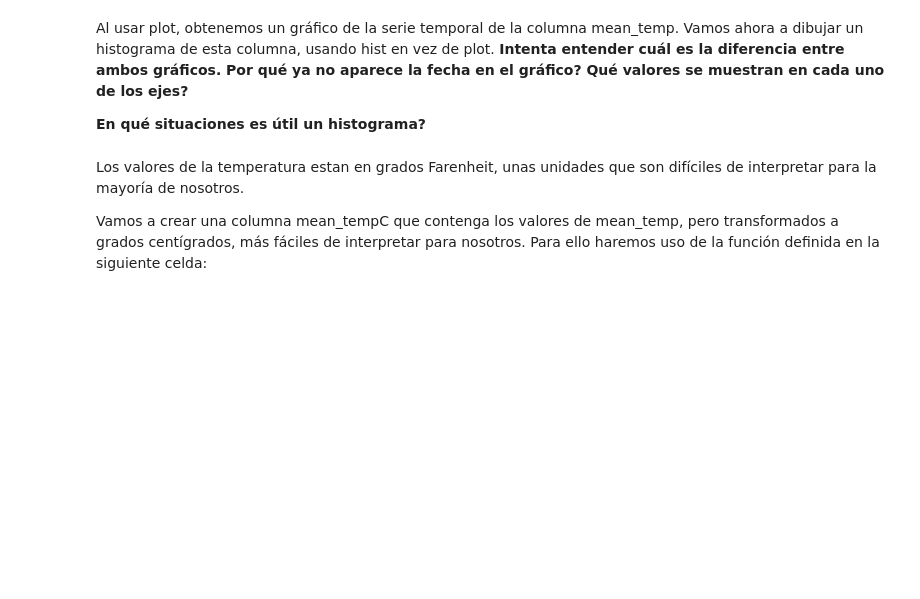
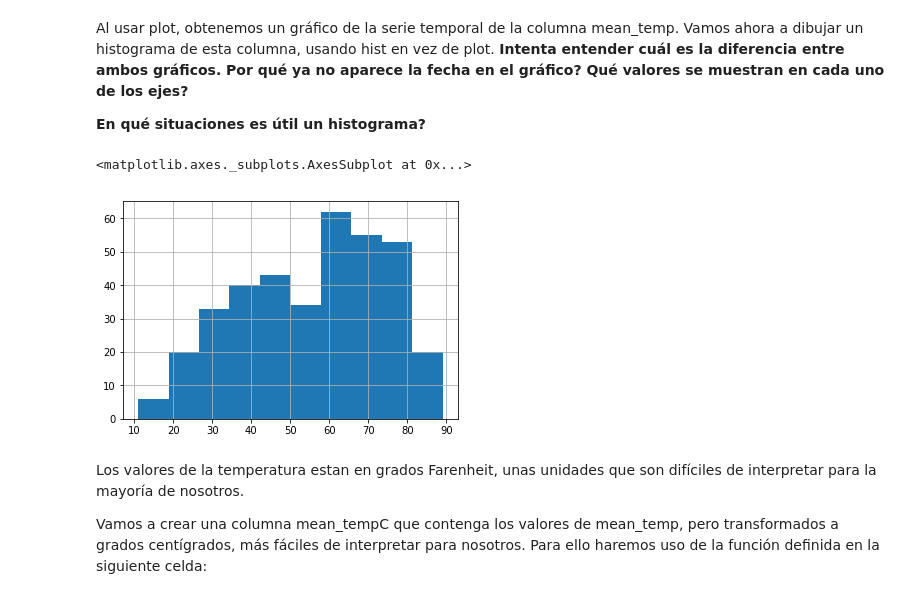
Before and after one commit to hguadalupe/master-data-science, a Jupyter notebook: practice/Ex7/Ex7.ipynb, the cells around one changed output. Saved outputs shown, nothing was run; the diff lists cells and outputs as text; code cells hidden in the pictures; blank space fills up the shorter version.

```diff
--- a/practice/Ex7/Ex7.ipynb
+++ b/practice/Ex7/Ex7.ipynb
@@ -242,6 +249,11 @@ Ten cuidado, porque al eliminar una columna no actúas sobre el dataframe, sino
 Al usar plot, obtenemos un gráfico de la serie temporal de la columna mean_temp. Vamos ahora a dibujar un histograma de esta columna, usando hist en vez de plot. **Intenta entender cuál es la diferencia entre ambos gráficos. Por qué ya no aparece la fecha en el gráfico? Qué valores se muestran en cada uno de los ejes?**
 
 **En qué situaciones es útil un histograma?**
+# %%
+df2_weather['mean_tempf'].hist()
+# %% [output]
+<matplotlib.axes._subplots.AxesSubplot at 0x...>
+[figure, added]
 # %% [markdown]
 Los valores de la temperatura estan en grados Farenheit, unas unidades que son difíciles de interpretar para la mayoría de nosotros.
 
```
Also changed, not shown: parts of 14 cells of this notebook, 2 other files.
